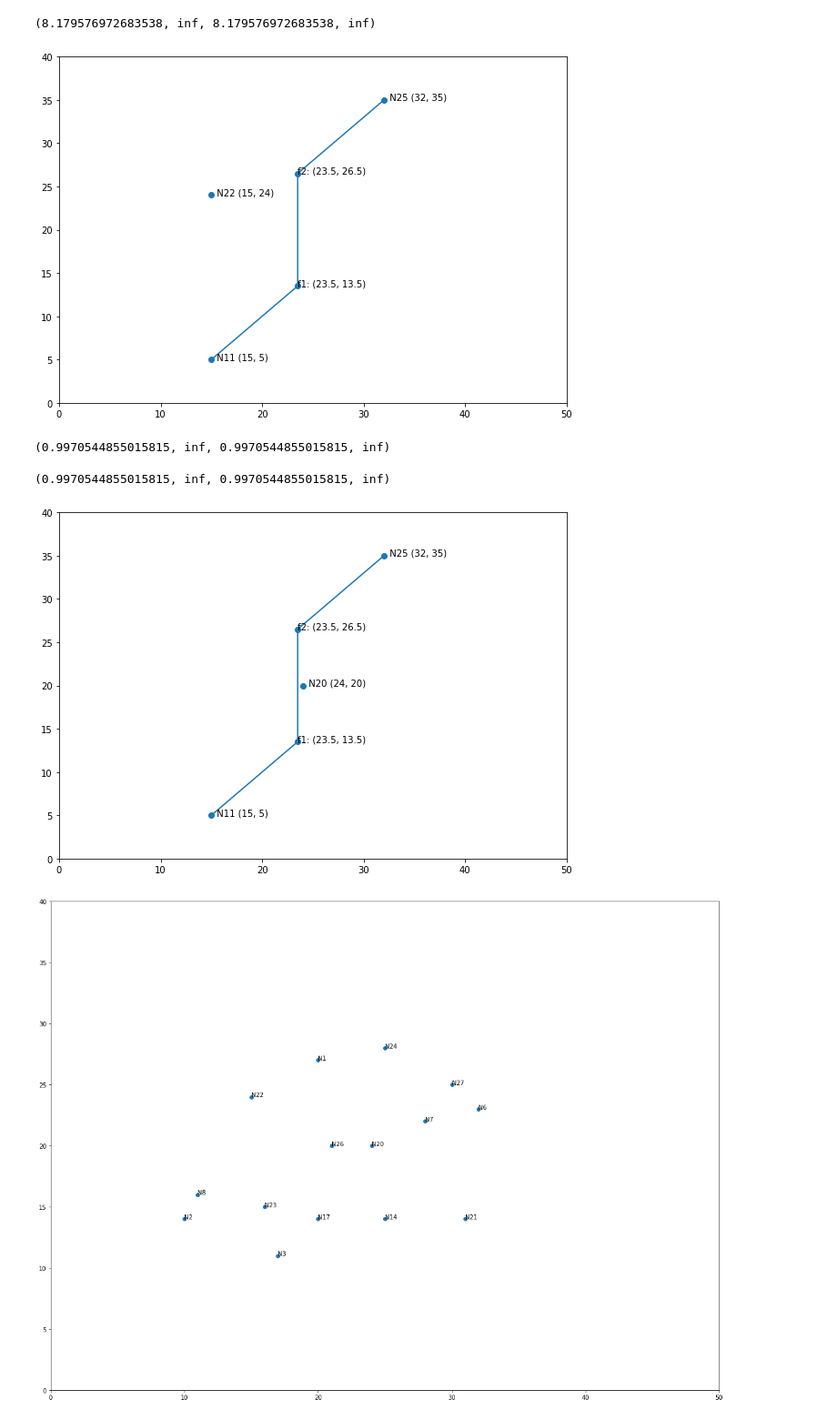
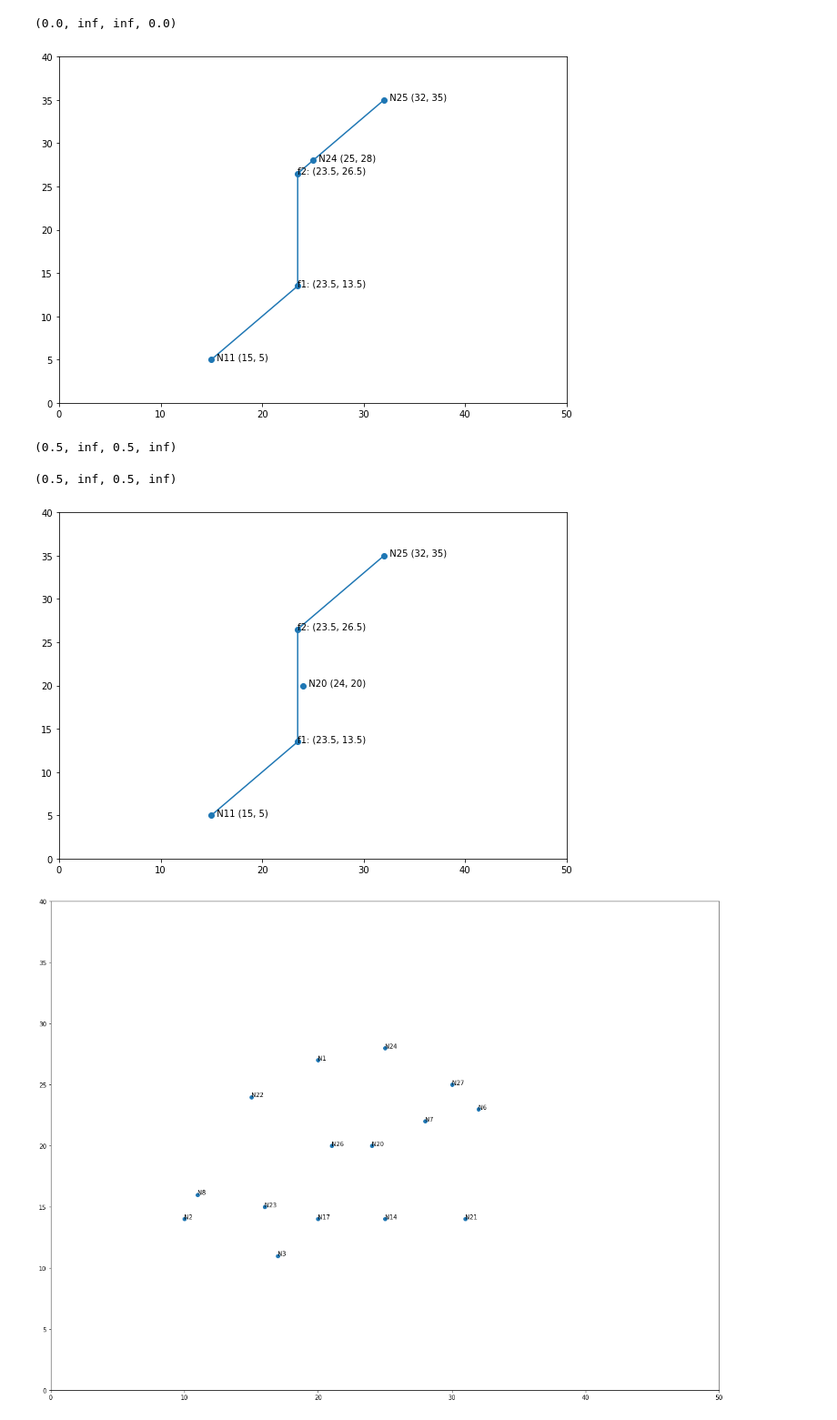
Before and after one commit to MSpinczyk/RSM-Safety-Principle, a Jupyter notebook: main2.ipynb, the cells around one changed output. Shown at 91% size. Cells and saved outputs as stored; diff of their text form; code cells hidden in the pictures.

Commit message:
oblicz odleglosc punktu u od odcinka - dziala

```diff
--- a/main2.ipynb
+++ b/main2.ipynb
@@ -199,7 +199,7 @@ def odleglosc(u, A1_odc, A2_odc):
     A1_odc = np.asarray(A1_odc)
     A2_odc = np.asarray(A2_odc)
 
-    d = norm(np.cross(A2_odc-A1_odc, A1_odc-u))/norm(A1_odc-u)
+    d = norm(np.cross(A2_odc-A1_odc, A1_odc-u))/norm(A2_odc-A1_odc)
     return d
 
 def oblicz_dlugosc_odcinka(point_1, point_2):
@@ -287,37 +287,37 @@ def oblicz_odleglosc(u, A1_point, A2_point):
 def oblicz_wspolczynnik_skoringowy(u,A1_point,A2_point):
     # odle, idx, f1, f2 = oblicz_odleglosc(u,A1_point,A2_point)
     # odleglosci = [odleglosc(A1_point,f1),odleglosc(f1,f2),odleglosc(f2,A2_point)]
     # suma = odleglosci[0] + odleglosci[1] + odleglosci[2]
     y_max = A2_point[1]
     y_min = A1_point[0]
     return (u[1]-y_min)/(y_max-y_min)
     # suma_1 = suma/suma
     # # suma = 1
     # waga = odleglosci[idx]/suma
     # wsp_skoringowy = odle * waga
     # return wsp_skoringowy
 
 ranking = []
 
 for point in B0:
     suma = 0
     for A1_point in A1:
         for A2_point in A2:
             suma += oblicz_wspolczynnik_skoringowy(point,A1_point,A2_point)
             # krzywa_woronoya(point, A1_point, A2_point)
             # print("wspol", oblicz_wspolczynnik_skoringowy(point,A1_point,A2_point))
     point = list(dct.keys())[list(dct.values()).index((point[0], point[1]))]
     ranking.append((point,suma))
 
 ranking = sorted(ranking, key = lambda tup: tup[1], reverse=False)
 # print(oblicz_wspolczynnik_skoringowy())
 # print(ranking)
-X = oblicz_odleglosc(dct['N22'], dct['N11'], dct['N25'])
+X = oblicz_odleglosc(dct['N24'], dct['N11'], dct['N25'])
 print(X)
-krzywa_woronoya(dct['N22'], dct['N11'], dct['N25'])
+krzywa_woronoya(dct['N24'], dct['N11'], dct['N25'])
 # %% [output]
-(8.179576972683538, inf, 8.179576972683538, inf)
+(0.0, inf, inf, 0.0)
-[figure, old version]
+[figure, new version]
 # %%
 # plt.figure()
 # plt.scatter([dct['N11'][0], dct['N22'][0], dct['N25'][0]], [dct['N11'][1], dct['N22'][1], dct['N25'][1]])
@@ -327,12 +327,12 @@ krzywa_woronoya(dct['N22'], dct['N11'], dct['N25'])
 oblicz_odleglosc(dct['N20'], dct['N11'], dct['N25'])
 # sprawdz_czy_punkt_u_w_odcinku_AB(dct['N20'], dct['N11'], dct['N25'])
 # %% [output]
-(0.9970544855015815, inf, 0.9970544855015815, inf)
+(0.5, inf, 0.5, inf)
 # %%
 krzywa_woronoya(dct['N20'], dct['N11'], dct['N25'])
 oblicz_odleglosc(dct['N20'], dct['N11'], dct['N25'])
 # %% [output]
-(0.9970544855015815, inf, 0.9970544855015815, inf)
+(0.5, inf, 0.5, inf)
 [figure]
 # %%
 plot_points(B0)
```
